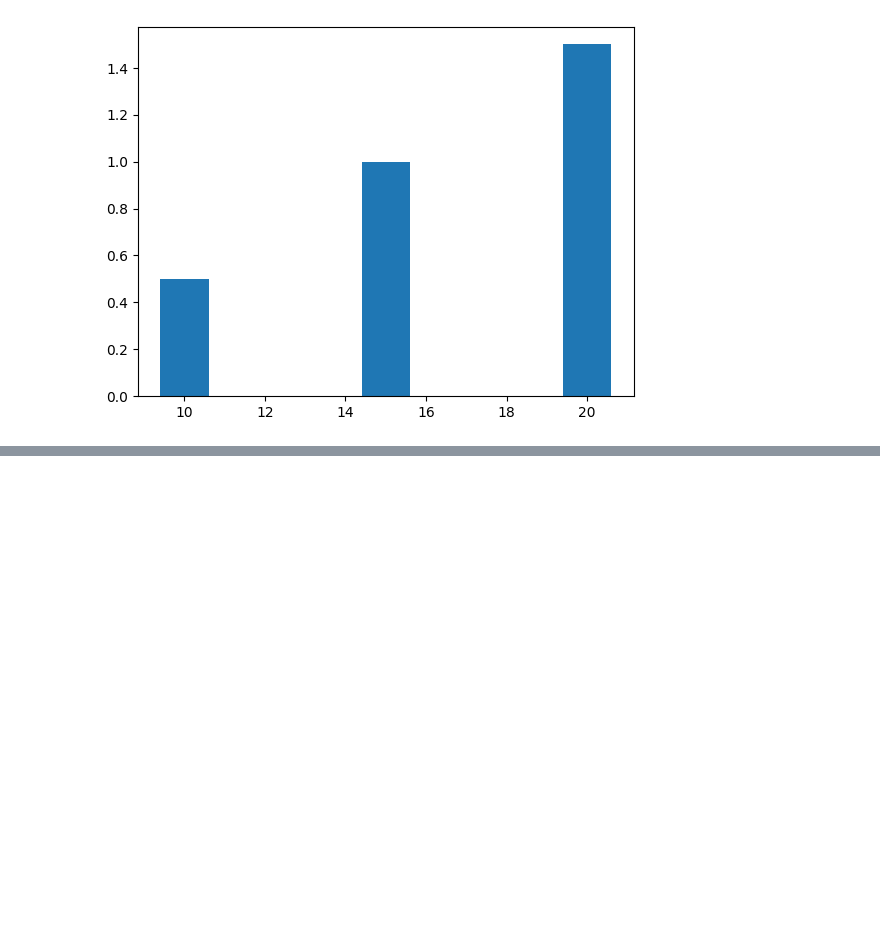
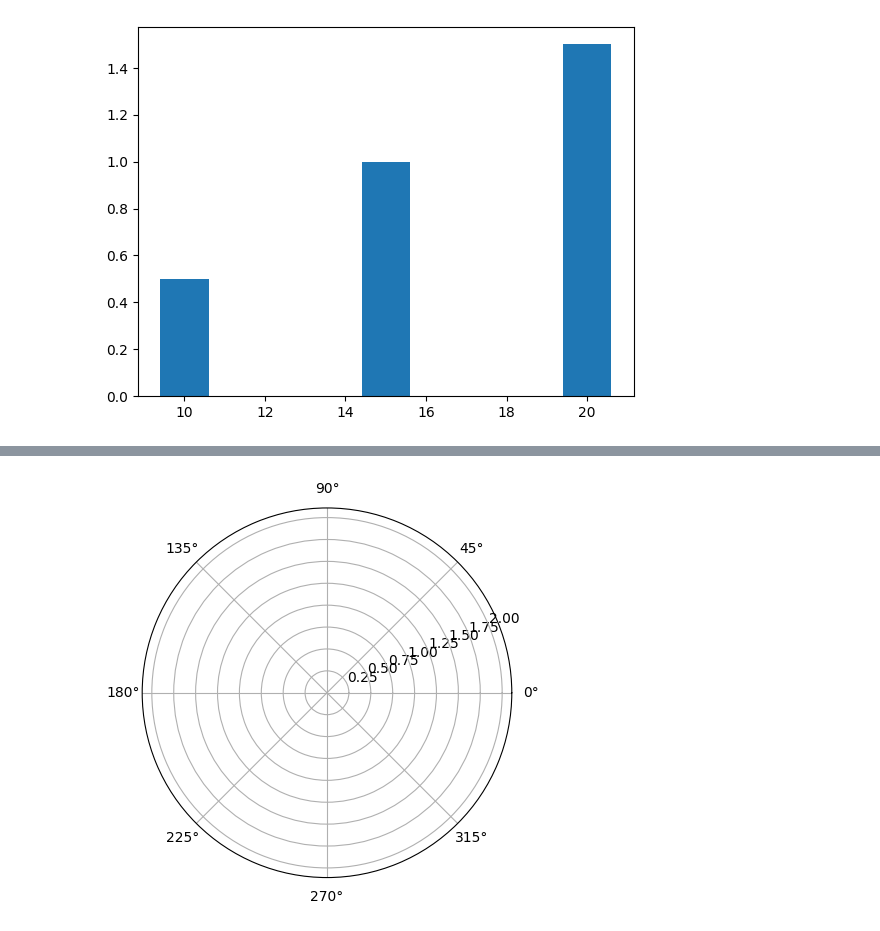
Before and after one commit to sarthakbwj/TrendTact_Py, a Jupyter notebook: datavisualization_basics.ipynb, the cells around one changed output, grey strips where cells are left out. Drawn from its saved outputs; the diff is of its cells as text; code cells hidden in the pictures; blank space fills up the shorter version.

```diff
--- a/datavisualization_basics.ipynb
+++ b/datavisualization_basics.ipynb
@@ -74,0 +102,9 @@ Text(0.5, 1.0, 'Pie Chart')
+# %%
+# polar plots
+
+theta = np.arange(0, (2 * np.pi), 0.01)    #generating an array of evenly spaced floats
+r = 2
+for radian in theta:
+    plt.polar(radian, r)
+# %% [output]
+[figure, added]
```
Also changed, not shown: parts of 5 cells of this notebook, 1 other file.
